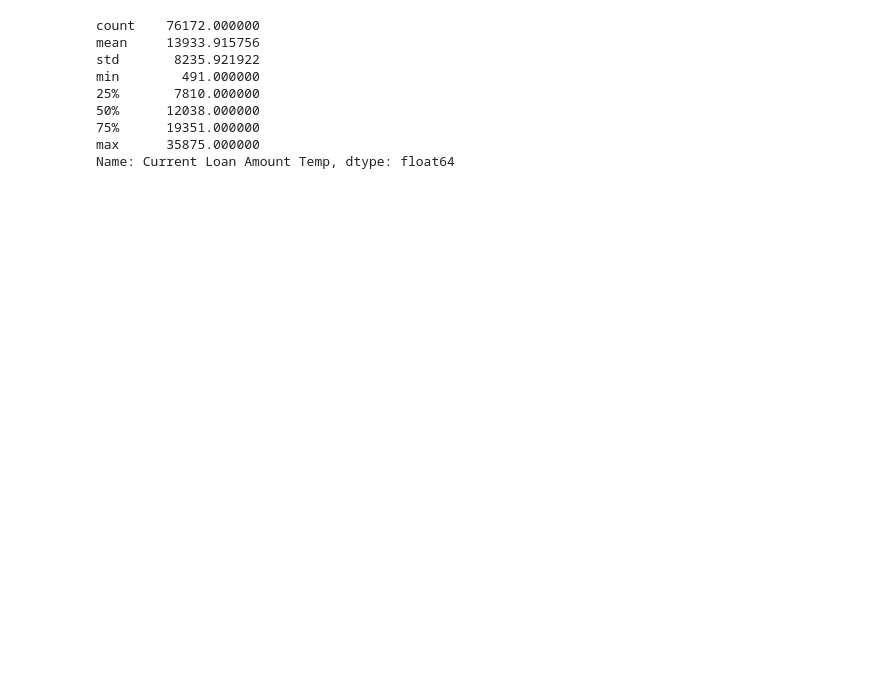
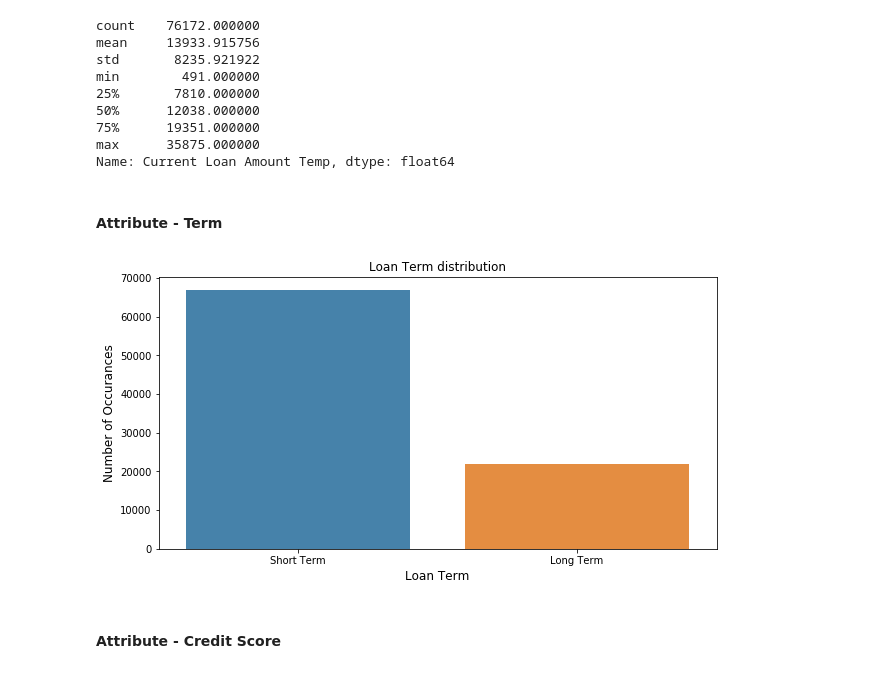
Before and after one commit to sukesh-reddy/Loan-Eligibility-Prediction-Using-Gradient-Boosting-Classifier, a Jupyter notebook: Loan Prediction.ipynb, the cells around one changed output. Saved outputs shown, nothing was run; the diff lists cells and outputs as text; code cells hidden in the pictures; blank space fills up the shorter version.

```diff
--- a/Loan Prediction.ipynb
+++ b/Loan Prediction.ipynb
@@ -234,3 +233,20 @@ data['Current Loan Amount'] = np.where(temp>9999998,12038,temp).tolist()
 # %%
 data = data.drop(['Current Loan Amount Temp'],
                 axis=1)
+# %% [markdown]
+#### Attribute - Term
+# %%
+status = data['Term'].value_counts()
+# %%
+plt.figure(figsize=(10,5))
+sns.barplot(status.index,
+           status.values,
+           alpha=0.9)
+plt.title('Loan Term distribution')
+plt.xlabel('Loan Term',fontsize=12)
+plt.ylabel('Number of Occurances',fontsize=12)
+plt.savefig('D:\\github\\6-Loan Eligibility Prediction\\Loan-Eligibility-Prediction-Using-Gradient-Boosting-Classifier\\plots\\3_termVar_Distribution.png')
+# %% [output]
+[figure, added]
+# %% [markdown]
+#### Attribute - Credit Score
```
Also changed, not shown: parts of 19 cells of this notebook, 3 other files.
